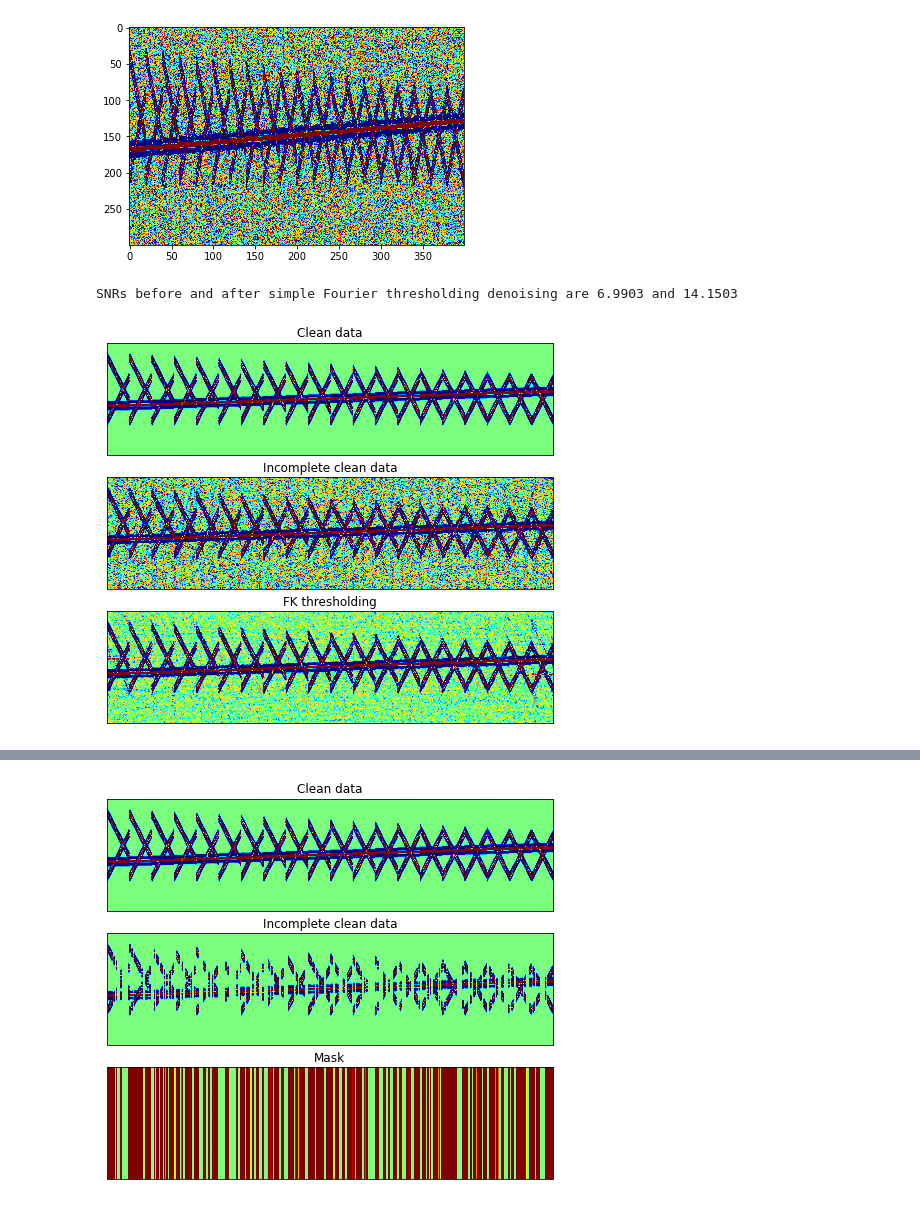
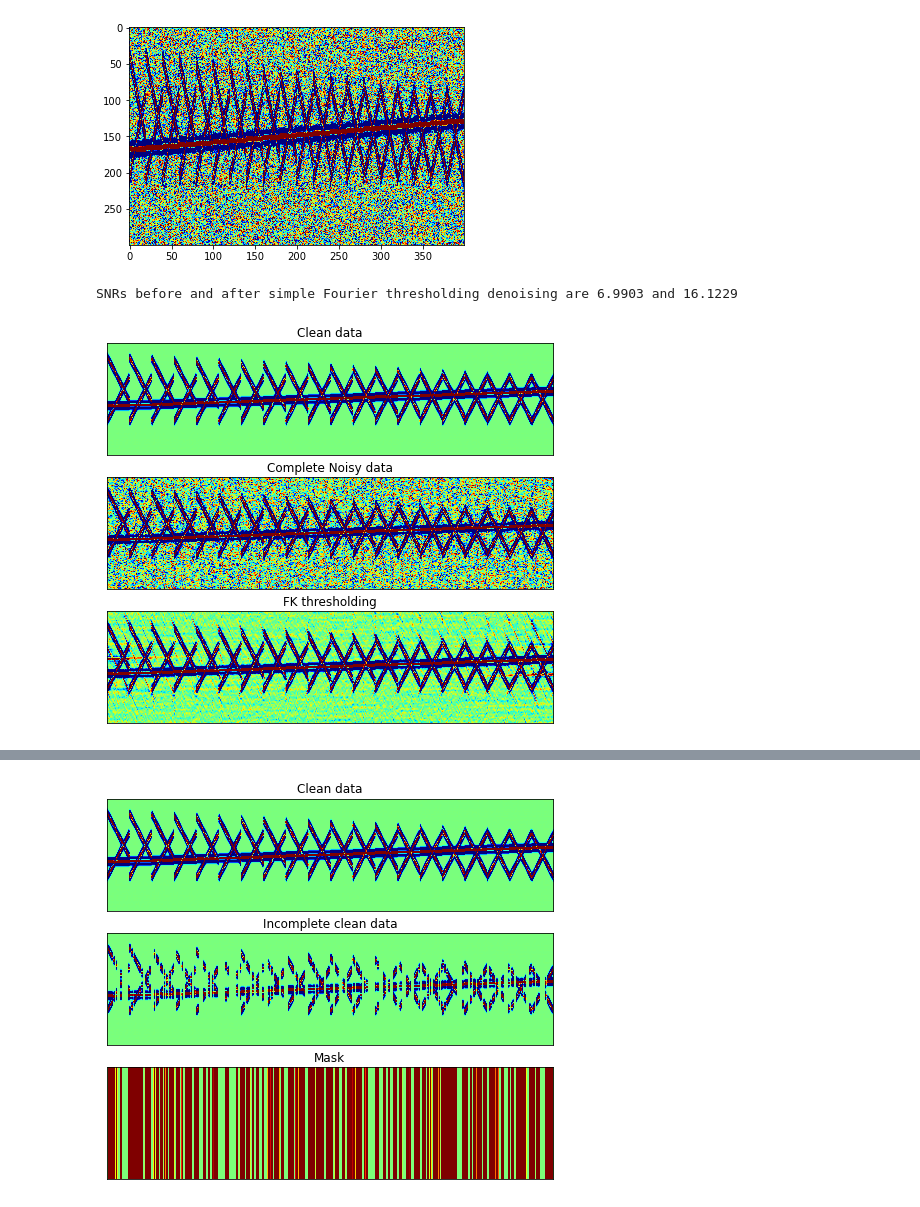
Before and after one commit to chenyk1990/geo-class, a Jupyter notebook: multi-dim-ana/5-Seismic_reconstruction.ipynb, the cells around one changed output, grey strips where cells are left out. Saved outputs shown, nothing was run; the diff lists cells and outputs as text; code cells hidden in the pictures.

```diff
--- a/multi-dim-ana/Seismic_reconstruction.ipynb
+++ b/multi-dim-ana/5-Seismic_reconstruction.ipynb
@@ -161,37 +165,37 @@ def fkt(D,sorh='ps',thr=5):
     return D1
 
 def snr(g,f):
     '''
     SNR: calculate the signal-to-noise ratio (SNR)
     '''
     import numpy as np
     psnr = 20.*np.log10(np.linalg.norm(g[:])/np.linalg.norm(g[:]-f[:]));
     return psnr
 
-dnfk=fkt(dn,'ps',50);
+dnfk=fkt(dn,'ps',20);
 
 # import scipy
 # from scipy import io
 # datas = {"dn":dn,'dnfk':dnfk,'dnfft':fftn(dn),'dnfftthr':pthresh(fftn(dn),'ps',50),'t':np.percentile(np.abs(fftn(dn)).flatten(),50),'test':pthresh(fftn(dn),'s',29.8539)}
 # scipy.io.savemat("datas_fkthr.mat", datas)
 
 print("SNRs before and after simple Fourier thresholding denoising are %g and %g\n"%(snr(dc,dn),snr(dc,dnfk)))
 
 fig = plt.figure(figsize=(8, 7))
 ax=fig.add_subplot(3, 1, 1)
 plt.imshow(dc.transpose(0,2,1).reshape(n1,n2*n3),cmap='jet',clim=(-0.1, 0.1),aspect='auto');ax.set_xticks([]);ax.set_yticks([]);
 plt.title('Clean data');
 
 ax=fig.add_subplot(3, 1, 2)
 plt.imshow(dn.transpose(0,2,1).reshape(n1,n2*n3),cmap='jet',clim=(-0.1, 0.1),aspect='auto');ax.set_xticks([]);ax.set_yticks([]);
-plt.title('Incomplete clean data');
+plt.title('Complete Noisy data');
 
 ax=fig.add_subplot(3, 1, 3)
 plt.imshow(dnfk.transpose(0,2,1).reshape(n1,n2*n3),cmap='jet',clim=(-0.1, 0.1),aspect='auto');ax.set_xticks([]);ax.set_yticks([]);
 plt.title('FK thresholding');
 # %% [output]
-SNRs before and after simple Fourier thresholding denoising are 6.9903 and 14.1503
+SNRs before and after simple Fourier thresholding denoising are 6.9903 and 16.1229
-[figure, old version]
+[figure, new version]
 # %%
 ## Create sampling operator (mask)
 ratio=0.5;
```
Also changed, not shown: parts of 5 cells of this notebook, 5 other files.
